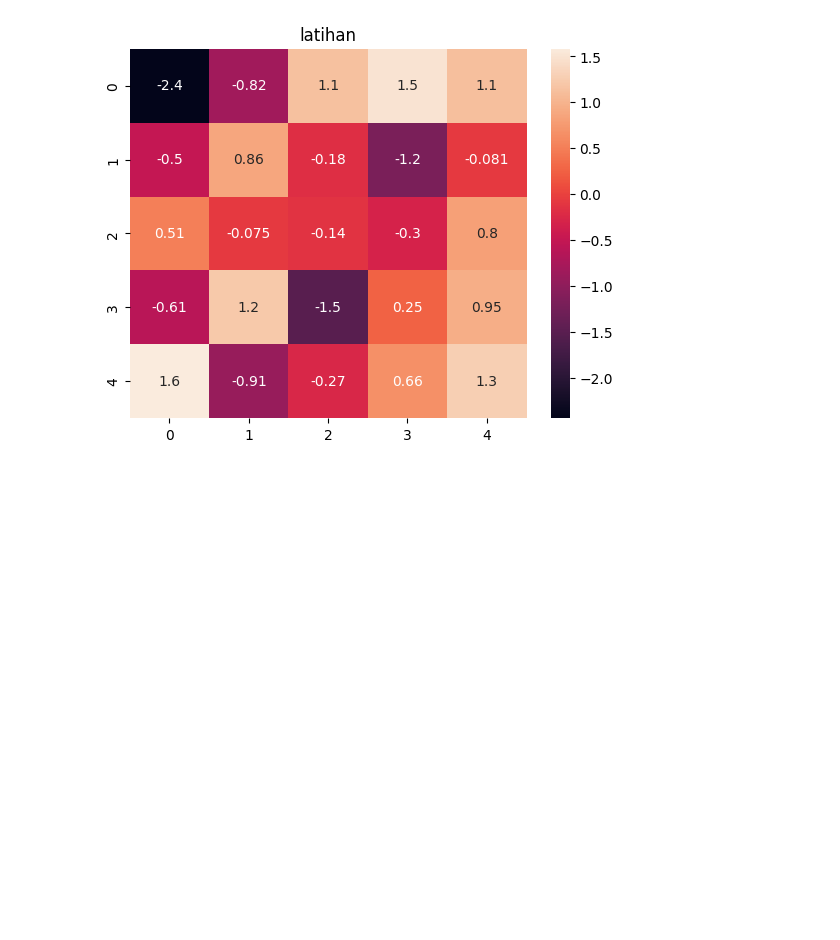
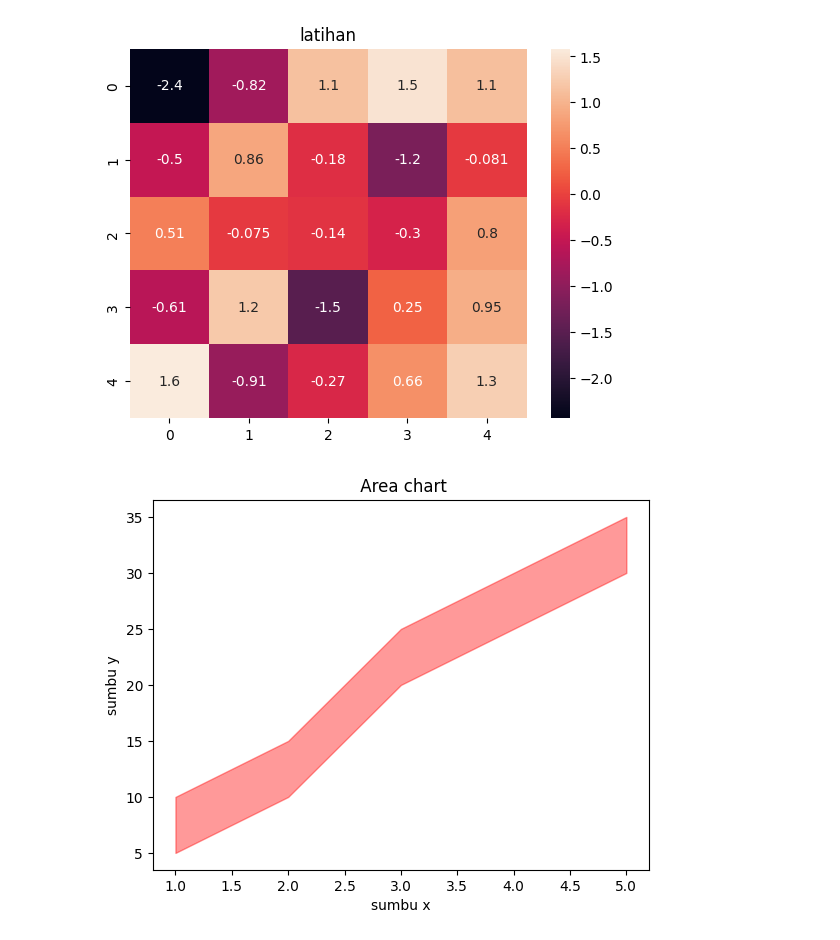
Before and after one commit to yandri918/Belajar-python, a Jupyter notebook: Latihan_table.ipynb, the cells around one changed output. Drawn from its saved outputs; the diff is of its cells as text; code cells hidden in the pictures; blank space fills up the shorter version.

```diff
--- a/Latihan_table.ipynb
+++ b/Latihan_table.ipynb
@@ -86,3 +86,16 @@ plt.title( "latihan")
 plt.show()
 # %% [output]
 [figure]
+# %%
+import matplotlib.pyplot as plt
+
+x = [1, 2, 3, 4, 5]
+y1 = [10, 15, 25, 30, 35]
+y2 = [5, 10, 20, 25, 30]
+plt.fill_between(x, y1,y2,color="red",alpha = 0.4)
+plt.title ( " Area chart")
+plt.xlabel("sumbu x")
+plt.ylabel("sumbu y")
+plt.show()
+# %% [output]
+[figure, added]
```
Also changed, not shown: parts of 2 cells of this notebook.
